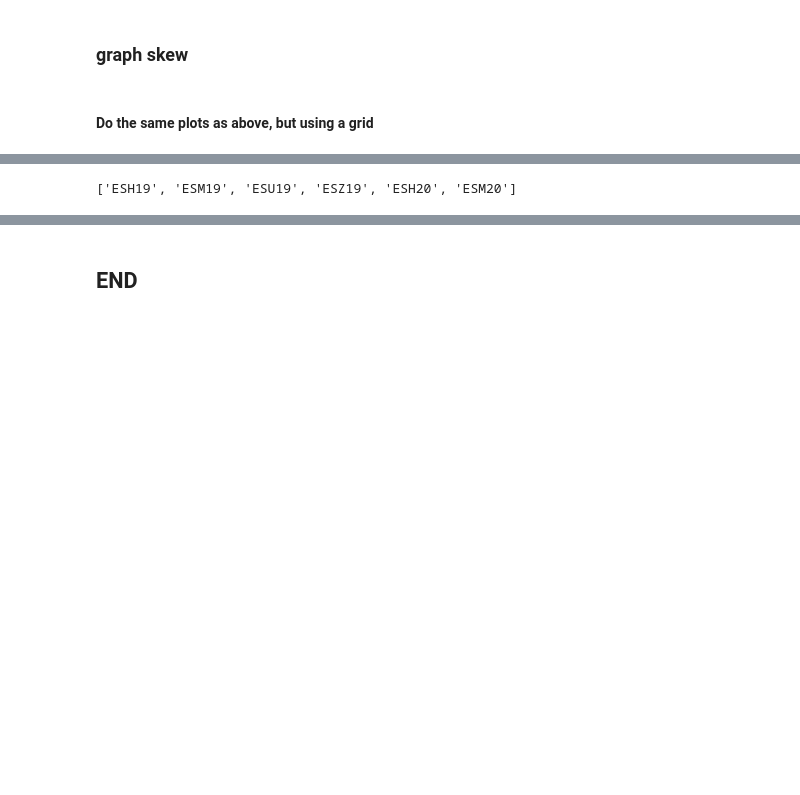
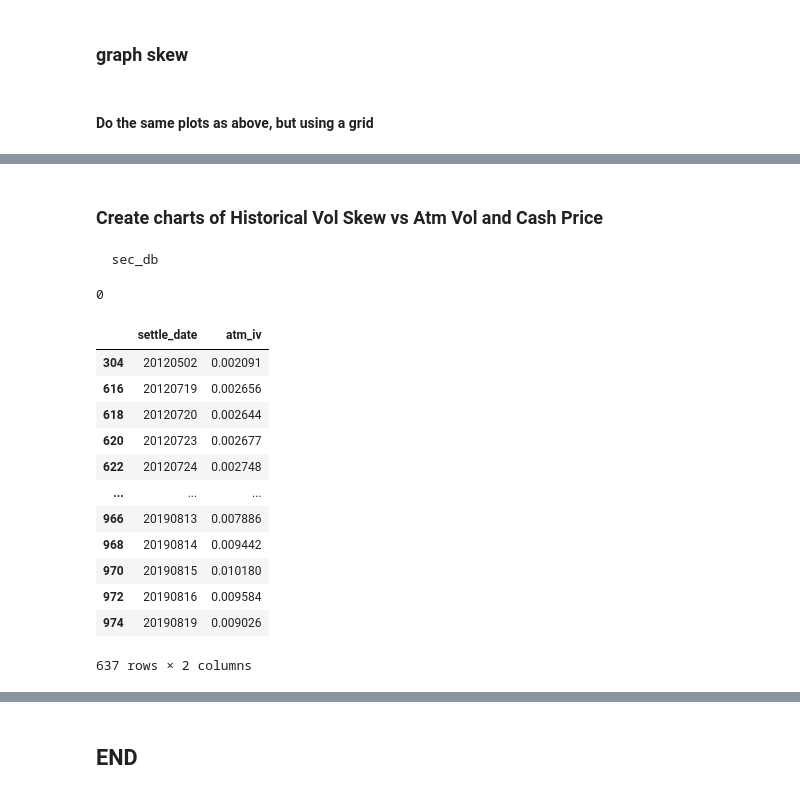
Before and after one commit to bgithub1/barchartacs, a Jupyter notebook: barchartacs/step_04_build_df_iv_skew_csvs.ipynb, the cells around one changed output, grey strips where cells are left out. Cells and saved outputs as stored; diff of their text form; code cells hidden in the pictures; blank space fills up the shorter version.

```diff
--- a/barchartacs/step_04_build_df_iv_skew_csvs.ipynb
+++ b/barchartacs/step_04_build_df_iv_skew_csvs.ipynb
@@ -642,4 +654,29 @@ for c in clist:
-# %%
-clist
-# %% [output]
-['ESH19', 'ESM19', 'ESU19', 'ESZ19', 'ESH20', 'ESM20']
+# %% [markdown]
+### Create charts of Historical Vol Skew vs Atm Vol and Cash Price
+# %%
+pga = db_info.get_db_info('local')
+# %% [output]
+  sec_db
+# %%
+cash_sql = f"select * from sec_schema.underlying_table where symbol='{SYMBOL_TO_RESEARCH}Z99';"
+df_cash_futures = pga.get_sql(cash_sql)
+print(len(df_cash_futures))
+df_cash_futures.to_csv(f'./temp_folder/df_cash_futures_{SYMBOL_TO_RESEARCH}.csv',index=False)
+# %% [output]
+0
+# %%
+df_iv_final[['settle_date','atm_iv']].drop_duplicates()
+# %% [output]
+|  | settle_date | atm_iv |
+| 304 | 20120502 | 0.002091 |
+| 616 | 20120719 | 0.002656 |
+| 618 | 20120720 | 0.002644 |
+| 620 | 20120723 | 0.002677 |
+| 622 | 20120724 | 0.002748 |
+| ... | ... | ... |
+| 966 | 20190813 | 0.007886 |
+| 968 | 20190814 | 0.009442 |
+| 970 | 20190815 | 0.010180 |
+| 972 | 20190816 | 0.009584 |
+| 974 | 20190819 | 0.009026 |
+637 rows × 2 columns
```
Also changed, not shown: parts of 25 cells of this notebook, 11 other files.
